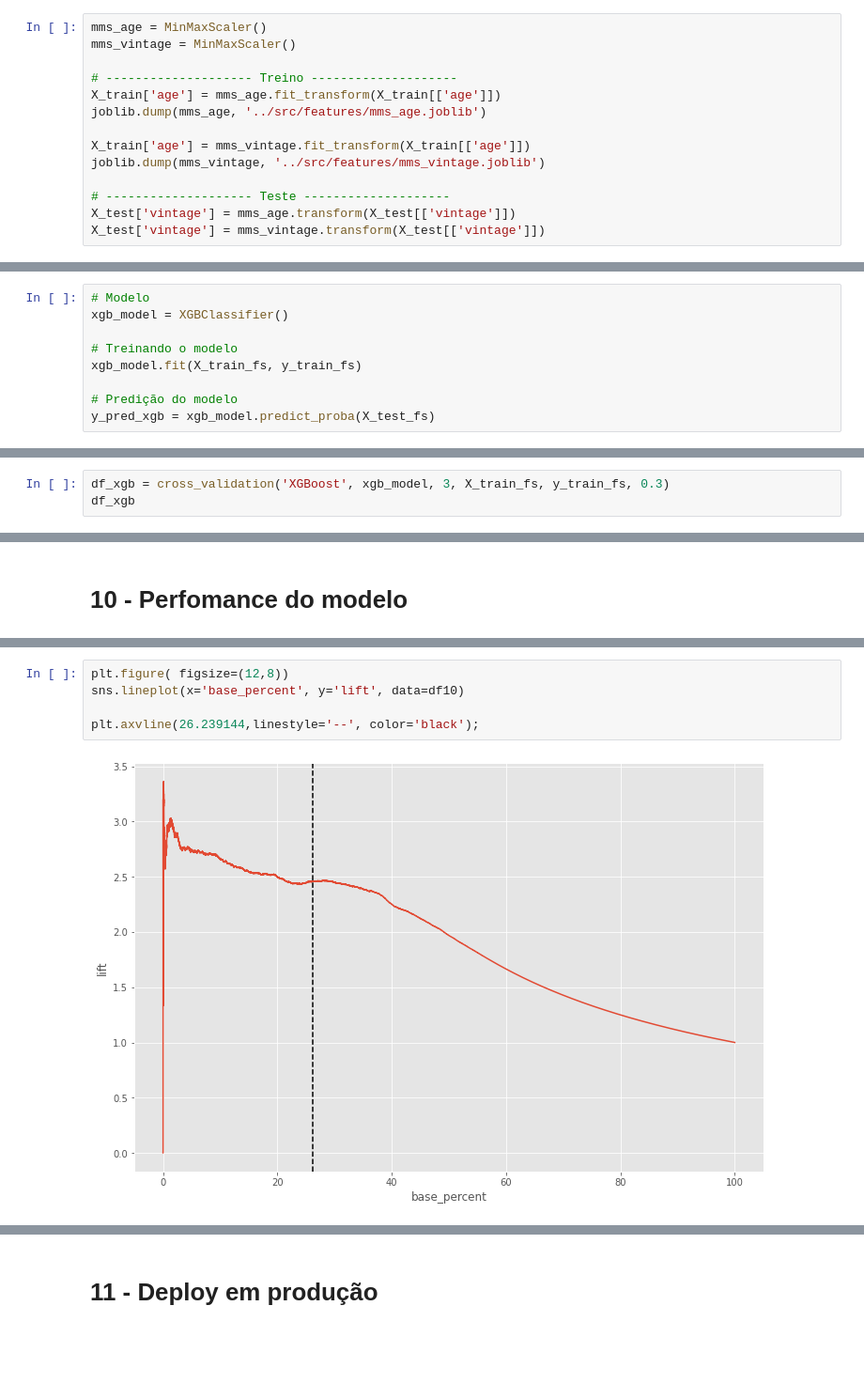
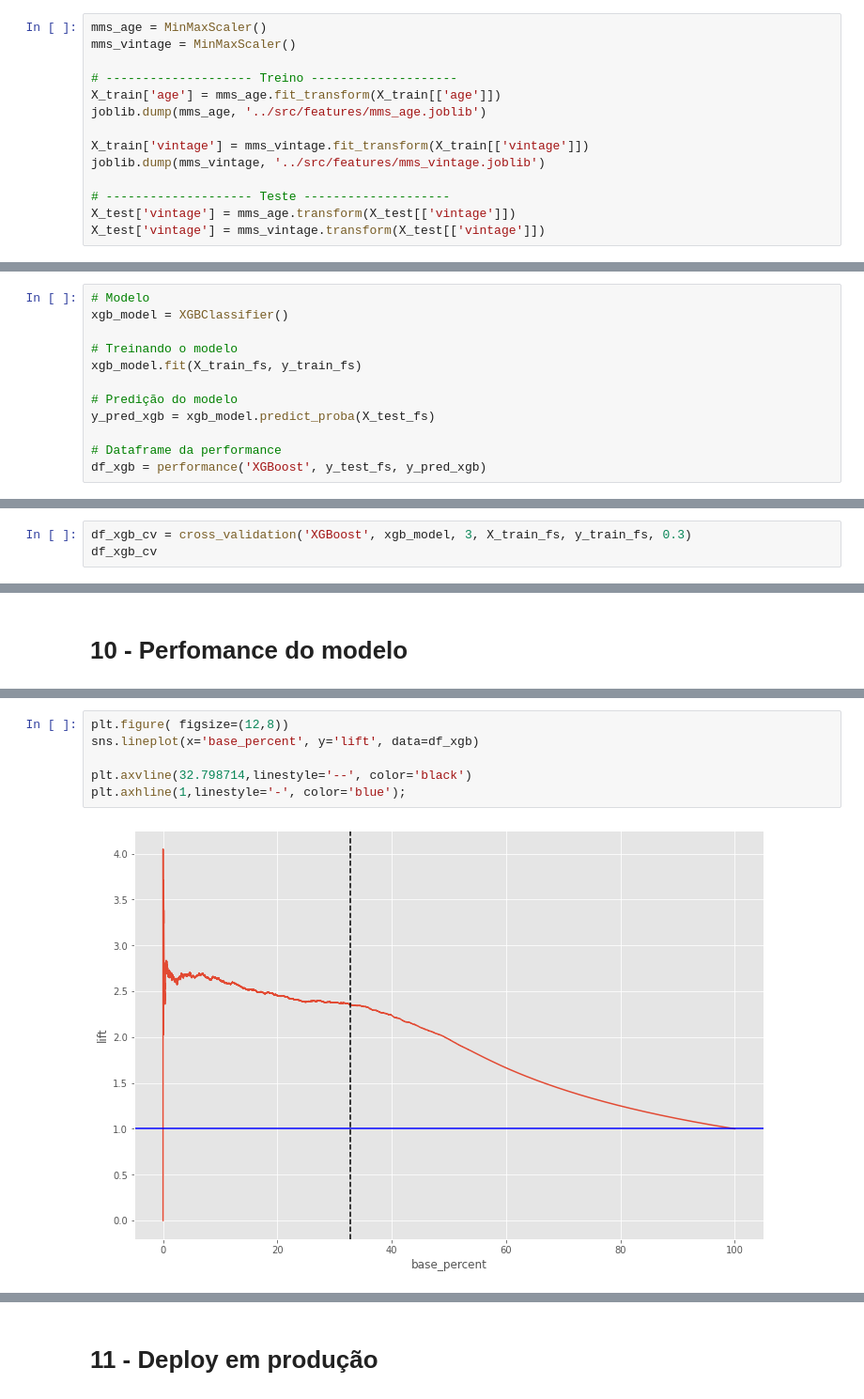
Before and after one commit to jhonatanmarques92/health_insurance_cross_sell, a Jupyter notebook: notebook/health_insurance_cross_sell.ipynb, the cells around one changed output, grey strips where cells are left out. Shown at 94% size. Saved outputs shown, nothing was run; the diff lists cells and outputs as text; blank space fills up the shorter version.

```diff
--- a/notebook/health_insurance_cross_sell.ipynb
+++ b/notebook/health_insurance_cross_sell.ipynb
@@ -806,7 +840,7 @@ mms_vintage = MinMaxScaler()
 X_train['age'] = mms_age.fit_transform(X_train[['age']])
 joblib.dump(mms_age, '../src/features/mms_age.joblib')
 
-X_train['age'] = mms_vintage.fit_transform(X_train[['age']])
+X_train['vintage'] = mms_vintage.fit_transform(X_train[['vintage']])
 joblib.dump(mms_vintage, '../src/features/mms_vintage.joblib')
 
 # -------------------- Teste --------------------
@@ -1082,6 +1166,9 @@ xgb_model.fit(X_train_fs, y_train_fs)
 
 # Predição do modelo
 y_pred_xgb = xgb_model.predict_proba(X_test_fs)
+
+# Dataframe da performance
+df_xgb = performance('XGBoost', y_test_fs, y_pred_xgb)
 # %%
 # Curva de ganho cumulativo
 skplt.metrics.plot_cumulative_gain(y_test_fs, y_pred_xgb);
@@ -1107,7 +1201,7 @@ O recall top K é: 0.7344324267562743
 # %% [markdown]
 ### 8.5.1 - XGBoost com cross validation
 # %%
-df_xgb = cross_validation('XGBoost', xgb_model, 3, X_train_fs, y_train_fs, 0.3)
-df_xgb
+df_xgb_cv = cross_validation('XGBoost', xgb_model, 3, X_train_fs, y_train_fs, 0.3)
+df_xgb_cv
 # %% [output]
 |  | model_name | Precision | Recall |
@@ -1209,7 +1314,8 @@ plt.axvline(26.239144,linestyle='--', color='black');
 # %%
 plt.figure( figsize=(12,8))
-sns.lineplot(x='base_percent', y='lift', data=df10)
+sns.lineplot(x='base_percent', y='lift', data=df_xgb)
 
-plt.axvline(26.239144,linestyle='--', color='black');
+plt.axvline(32.798714,linestyle='--', color='black')
+plt.axhline(1,linestyle='-', color='blue');
 # %% [output]
-[figure, old version]
+[figure, new version]
```
Also changed, not shown: parts of 97 cells of this notebook, 10 other files.
